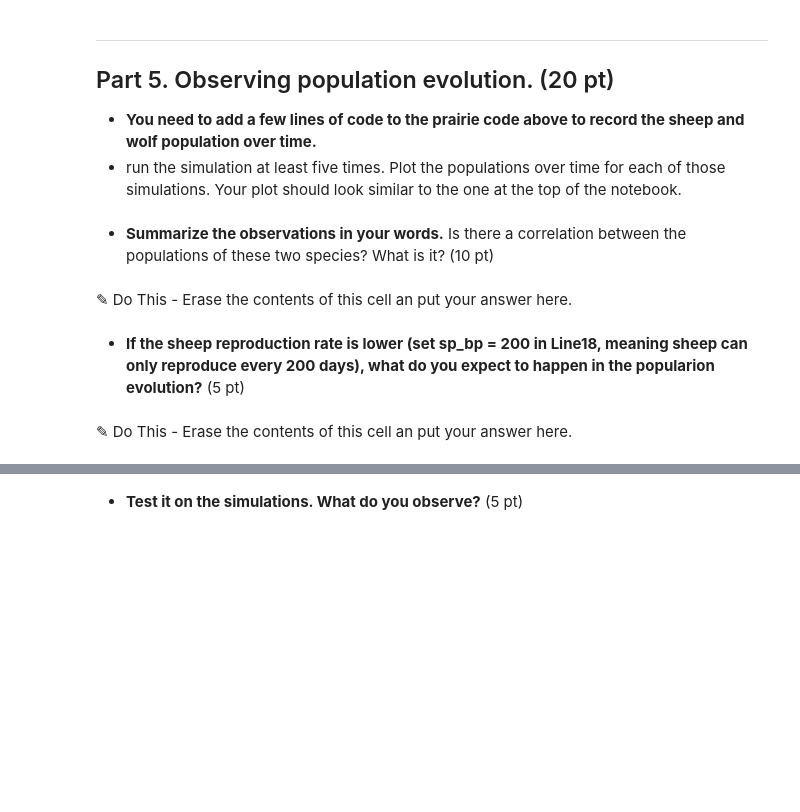
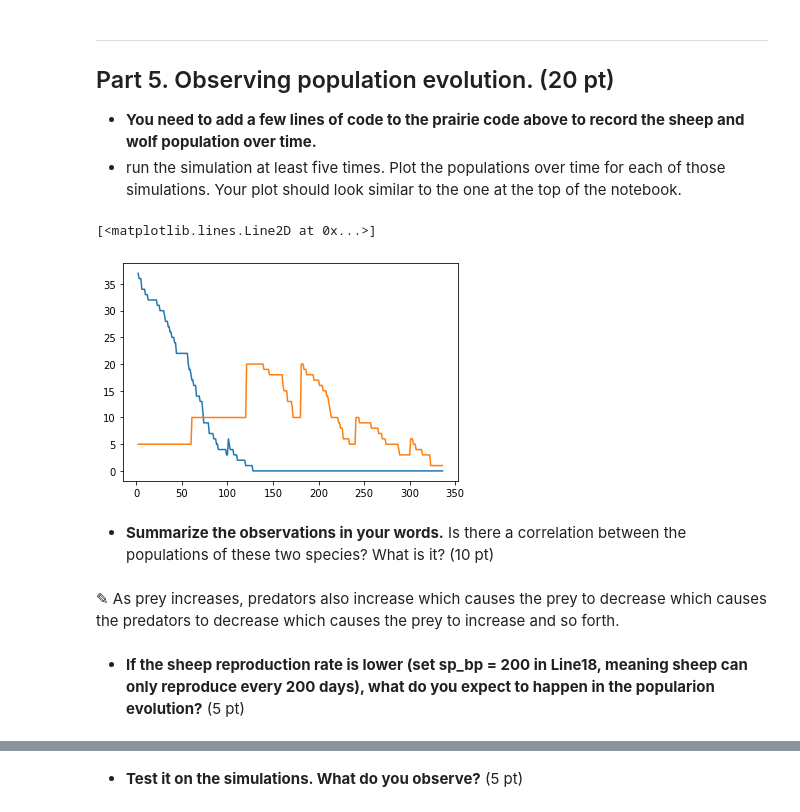
Before and after one commit to namnams01/cmse202-s21-turnin, a Jupyter notebook: hw-03/HW-03_OOP+ABM-Namith-Vorakkara.ipynb, the cells around one changed output, grey strips where cells are left out. Cells and saved outputs as stored; diff of their text form; code cells hidden in the pictures; blank space fills up the shorter version.

```diff
--- a/hw-03/HW-03_OOP+ABM-Namith-Vorakkara.ipynb
+++ b/hw-03/HW-03_OOP+ABM-Namith-Vorakkara.ipynb
@@ -772,11 +857,14 @@ Take a moment to save your notebook, commit the changes to your Git repository u
 - run the simulation at least five times. Plot the populations over time for each of those simulations. Your plot should look similar to the one at the top of the notebook.
 # %%
 ### your code to show the population evolution
+plt.plot(days_array,sheep_array)
+plt.plot(days_array,wolf_array)
+# %% [output]
+[<matplotlib.lines.Line2D at 0x...>]
+[figure, added]
 # %% [markdown]
 - **Summarize the observations in your words.** Is there a correlation between the populations of these two species? What is it? (10 pt)
-# %% [markdown]
-<font size=+3>&#9998;</font> Do This - Erase the contents of this cell an put your answer here.
+# %% [markdown]
+<font size=+3>&#9998;</font> As prey increases, predators also increase which causes the prey to decrease which causes the predators to decrease which causes the prey to increase and so forth.
 # %% [markdown]
 - **If the sheep reproduction rate is lower (set sp_bp = 200 in Line18, meaning sheep can only reproduce every 200 days), what do you expect to happen in the popularion evolution?** (5 pt)
-# %% [markdown]
-<font size=+3>&#9998;</font> Do This - Erase the contents of this cell an put your answer  here.
```
Also changed, not shown: parts of 20 cells of this notebook.
